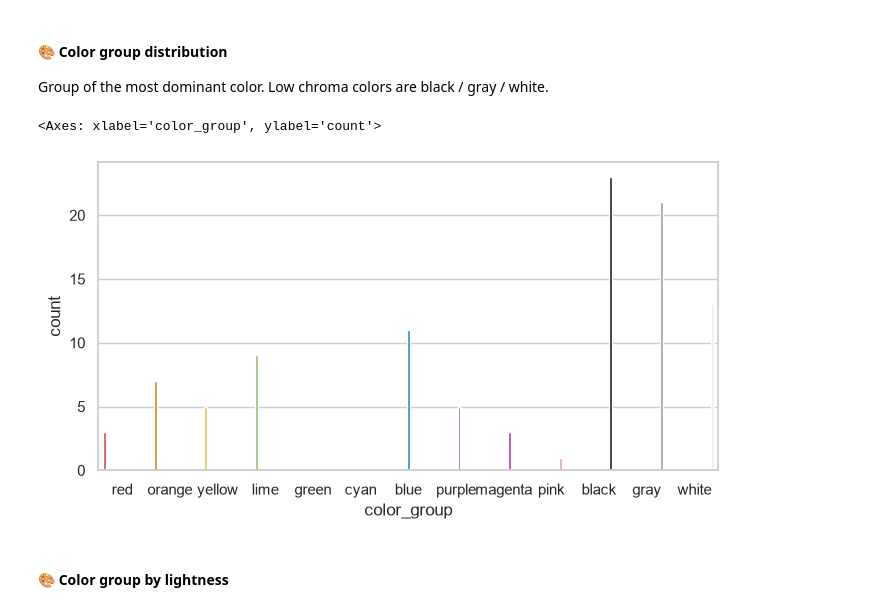
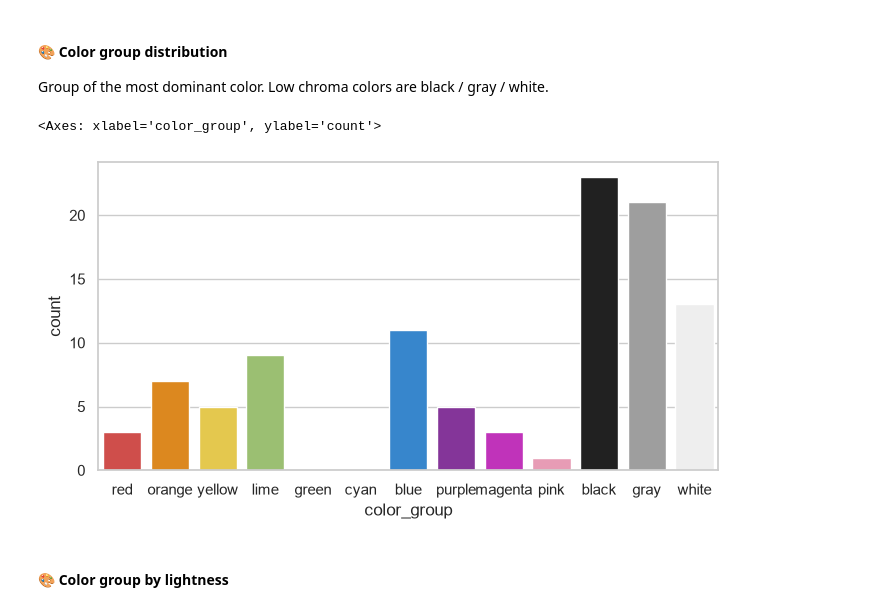
Before and after one commit to FwLKhW/Eyeris, a Jupyter notebook: explore.ipynb, the cells around one changed output. Saved outputs shown, nothing was run; the diff lists cells and outputs as text; code cells hidden in the pictures.

```diff
--- a/explore.ipynb
+++ b/explore.ipynb
@@ -223,10 +223,10 @@ eda.contact_sheet(images.nsmallest(5, "created"), caption="created_dt")
 
 Group of the most dominant color. Low chroma colors are black / gray / white.
 # %%
-sns.countplot(images, x="color_group", hue="color_group", palette=eda.PALETTE, legend=False)
+sns.countplot(images, x="color_group", hue="color_group", palette=eda.PALETTE, legend=False, dodge=False)
 # %% [output]
 <Axes: xlabel='color_group', ylabel='count'>
-[figure, old version]
+[figure, new version]
 # %% [markdown]
 #### 🎨 Color group by lightness
 # %%
```
Also changed, not shown: 2 other files.
